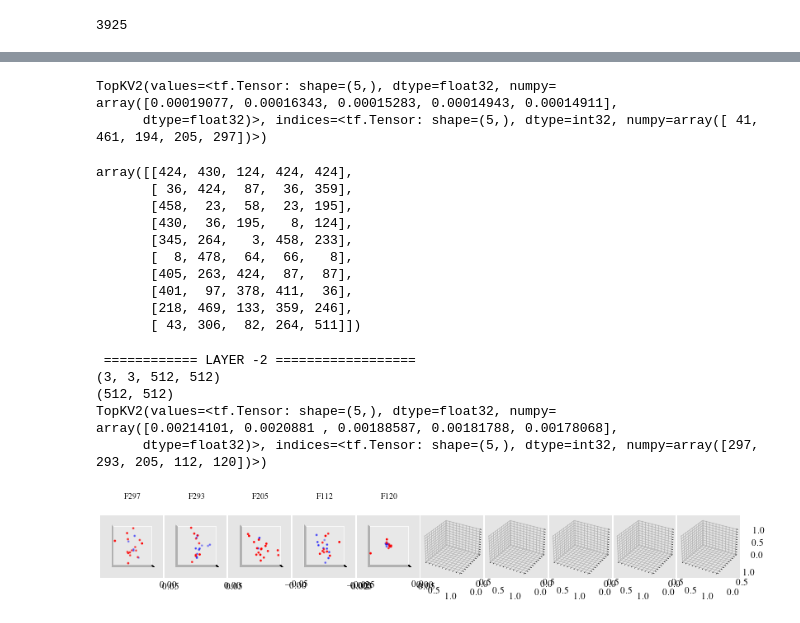
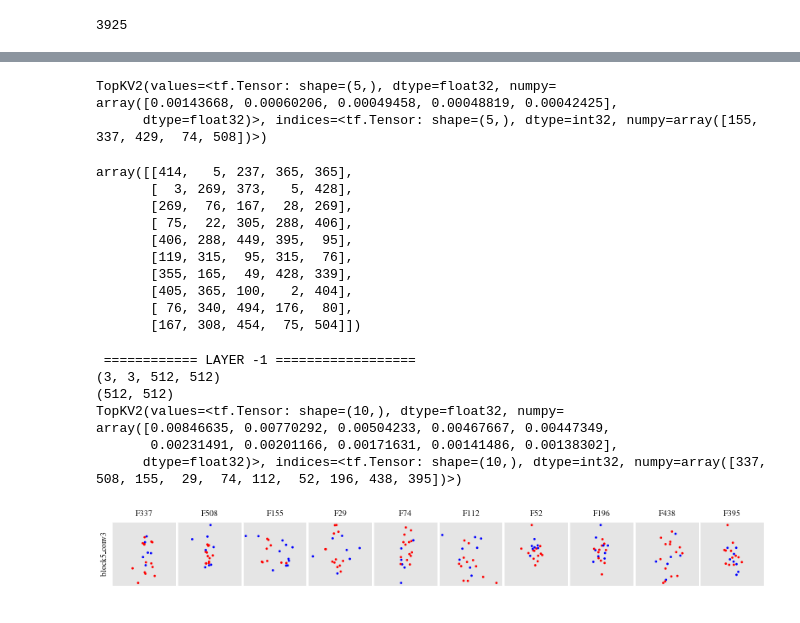
Before and after one commit to liamaltarac/CNN_Explorations, a Jupyter notebook: gradient_beta/sym_antsym_test.ipynb, the cells around one changed output, grey strips where cells are left out. Saved outputs shown, nothing was run; the diff lists cells and outputs as text; code cells hidden in the pictures.

```diff
--- a/gradient_beta/sym_antsym_test.ipynb
+++ b/gradient_beta/sym_antsym_test.ipynb
@@ -186,7 +186,7 @@ def get_img_array(img_path, size):
     array = np.expand_dims(array, axis=0)
     return array
 # %%
-l_num  = -2
+l_num  = -1
 # %%
 len(val_list)
 # %% [output]
@@ -194,7 +194,7 @@ len(val_list)
 # %%
 gc.collect()
 
-num = 9000
+num = 2501
 
 original_img = get_img_array(train_list[num], size=(224,224))
 img = keras.applications.vgg16.preprocess_input(original_img)
@@ -222,18 +222,18 @@ print(topFilters)
 tf.transpose(tf.math.top_k(tf.transpose(tf.reduce_mean(gw, axis=(0,1))), k=10).indices).numpy()[:, topFilters.indices.numpy()]
 # %% [output]
 TopKV2(values=<tf.Tensor: shape=(5,), dtype=float32, numpy=
-array([0.00019077, 0.00016343, 0.00015283, 0.00014943, 0.00014911],
-      dtype=float32)>, indices=<tf.Tensor: shape=(5,), dtype=int32, numpy=array([ 41, 461, 194, 205, 297])>)
+array([0.00143668, 0.00060206, 0.00049458, 0.00048819, 0.00042425],
+      dtype=float32)>, indices=<tf.Tensor: shape=(5,), dtype=int32, numpy=array([155, 337, 429,  74, 508])>)
-array([[424, 430, 124, 424, 424],
-       [ 36, 424,  87,  36, 359],
-       [458,  23,  58,  23, 195],
-       [430,  36, 195,   8, 124],
-       [345, 264,   3, 458, 233],
-       [  8, 478,  64,  66,   8],
-       [405, 263, 424,  87,  87],
-       [401,  97, 378, 411,  36],
-       [218, 469, 133, 359, 246],
-       [ 43, 306,  82, 264, 511]])
+array([[414,   5, 237, 365, 365],
+       [  3, 269, 373,   5, 428],
+       [269,  76, 167,  28, 269],
+       [ 75,  22, 305, 288, 406],
+       [406, 288, 449, 395,  95],
+       [119, 315,  95, 315,  76],
+       [355, 165,  49, 428, 339],
+       [405, 365, 100,   2, 404],
+       [ 76, 340, 494, 176,  80],
+       [167, 308, 454,  75, 504]])
 # %%
 
 #plt.style.use(['ggplot'])
@@ -256,10 +256,11 @@ fig.clf()
 #fig.tight_layout()
 gs1 = gridspec.GridSpec(1, 10)
 gs1.update(wspace=0.025, hspace=0.025) # set the spacing between axes.
-ax = [fig.add_subplot(ss, projection='3d') for ss in gs1]
+ax = [fig.add_subplot(ss) for ss in gs1]
 ax = np.reshape(ax, (1, 10))
 #fig, ax = plt.subplots(gs1 , sharex=False, sharey=False)
 
+#fig.subplots_adjust(top=1, bottom=0, left=0, right=1, wspace=0)
 
 
 #fig.set_tight_layout(True)
@@ -292,10 +293,9 @@ dc = np.sign(np.mean(filters, axis=(0,1)))
 print(dc.shape)
 #find lims :
 
-top10F = tf.math.top_k(tf.math.reduce_mean(g1, axis=(0,1,2)) * tf.math.reduce_mean(f1, axis=(0,1,2)) , k=5)
+top10F = tf.math.top_k(tf.math.reduce_mean(g1, axis=(0,1,2)) * tf.math.reduce_mean(f1, axis=(0,1,2)) , k=10)
 print(top10F)
-topW = tf.transpose(tf.math.top_k(tf.transpose(tf.reduce_mean(gw, axis=(0,1))) * tf.math.reduce_mean(tf.abs(filters), axis=(0,1,2)), k=20).indices).numpy()#[:, top10F.indices.numpy()]
-
+topW = tf.transpose(tf.math.top_k(tf.transpose(tf.reduce_mean(gw, axis=(0,1))*tf.math.reduce_sum(filters**2, axis=(0,1,2))), k=20).indices).numpy()#[:, top10F.indices.numpy()]
 
 
 for i,F in enumerate(top10F.indices.numpy()):  ##range(top10F.indices.numpy().shape[-1]):
@@ -311,7 +311,7 @@ for i,F in enumerate(top10F.indices.numpy()):  ##range(top10F.indices.numpy().sh
 	lim*= 1.1
 
 	cov = np.cov([x,y])
-	e_val, e_vec = np.linalg.eig(cov)
+	e_val, e_vec = np.linalg.eigh(cov)
 	e_vec = e_vec[:, np.argmax(e_val)]
 	e_val = np.max(e_val)
 	if np.sign(e_vec[0]) != np.sign(x[np.argmax(np.abs(x))]):
@@ -326,45 +326,57 @@ for i,F in enumerate(top10F.indices.numpy()):  ##range(top10F.indices.numpy().sh
 
 
 
 	color =  matplotlib.colors.Normalize(vmin=-1, vmax=1)(dc[topW[:,F], F])
 	#alpha =  matplotlib.colors.Normalize()(dy_dw_mag.numpy()[:, top10F[i]])
 	try:
 		#ax[0, i].scatter(x[color>0.5],y[color>0.5],z[color>0.5], c=(dc[color>0.5, i]+1)/2, cmap="bwr",s=2)
 		#ax[0, i].scatter(x.numpy()[bottomChannels],y.numpy()[bottomChannels],z.numpy()[bottomChannels],  c='blue', cmap="Blues",s=.1)
-		ax[0, i].scatter(x.numpy()[topW[:,F]],y.numpy()[topW[:,F]],z.numpy()[topW[:,F]], c=color,s=1, cmap="bwr", vmin=0, vmax=1)
+		ax[0, i].scatter(x.numpy()[topW[:,F]],y.numpy()[topW[:,F]], c=color,s=1, cmap="bwr", vmin=0, vmax=1)
 		#ax[0, F].scatter(x.numpy()[topChannels[155,:]],y.numpy()[topChannels[155,:]],z.numpy()[topChannels[155,:]], c='red',s=2)
 
 	except Exception as e:
 		print(e)
 		#ax[0, i].scatter()
 
-	ax[0, i].view_init(90,-90)
-	#ax[l_num, i].set_box_aspect((1,1,1))
-
-	ax[0, i].set_xticks([])
-	ax[0, i].set_yticks([])
-	#ax[0, i].set_zticks([])
+	#ax[0, i].view_init(90,-90)
+	ax[l_num, i].set_box_aspect(1)
 
 	#ax[l_num, i].set_aspect('equal')
 	ax[0, i].collections[0].set_rasterized(True)
 
 	#ax[l_num, i].arrow(0, 0, e_vec[0]/lim, e_vec[1]/lim, color="black", linestyle="--")
 	#ax[l_num, i].arrow(0, 0, e_vec[0]*e_val*5, e_vec[1]*e_val*5, color="black", linestyle="--")
 	'''ax[l_num, i].annotate("", xy=(e_vec[0]*e_val, e_vec[1]*e_val), xytext=(0, 0),
 				arrowprops=dict(arrowstyle="->",  color='black', lw=None))'''
-	ax[0, i].set_xlabel(f"F{F}", fontsize=7,)
-	ax[0, i].xaxis.set_label_position('top')
+
+
+	'''ax[0, i].xaxis.pane.set_visible(False)
+	ax[0, i].yaxis.pane.set_visible(False)
+	ax[0, i].zaxis.pane.set_visible(False)'''
 	#ax[l_num, i].set_title(f"{c:.2f}, {s:.2f}")
+
+	# Remove axis labels and ticks
+	ax[0, i].set_xticks([])
+	ax[0, i].set_yticks([])
+	#ax[0, i].set_zticks([])
+	#ax[0, i].axis('off')  # Optionally hide axis lines
+
+	#ax[0, i].set_xlabel(f"F{F}", fontsize=7,)
+	ax[0, i].set_title(f"F{F}",  fontsize=7)  # Adjust 'pad' for spacing
+	#ax[0, i].dist = 5
 for i in [l_num]:
 
 	ax[0, 0].set_ylabel(f"{conv_layers[i].name}", fontsize=7)
+#fig.tight_layout()
 
-#fig.subplots_adjust(left=None, bottom=None, right=0.005, top=0.005)
+#]fig.subplots_adjust(left=None, bottom=None, right=0.005, top=0.005)
+#fig.subplots_adjust(top=1, bottom=0, left=-1, right=1)
 # %% [output]
- ============ LAYER -2 ==================
+ ============ LAYER -1 ==================
 (3, 3, 512, 512)
 (512, 512)
-TopKV2(values=<tf.Tensor: shape=(5,), dtype=float32, numpy=
-array([0.00214101, 0.0020881 , 0.00188587, 0.00181788, 0.00178068],
-      dtype=float32)>, indices=<tf.Tensor: shape=(5,), dtype=int32, numpy=array([297, 293, 205, 112, 120])>)
+TopKV2(values=<tf.Tensor: shape=(10,), dtype=float32, numpy=
+array([0.00846635, 0.00770292, 0.00504233, 0.00467667, 0.00447349,
+       0.00231491, 0.00201166, 0.00171631, 0.00141486, 0.00138302],
+      dtype=float32)>, indices=<tf.Tensor: shape=(10,), dtype=int32, numpy=array([337, 508, 155,  29,  74, 112,  52, 196, 438, 395])>)
-[figure, old version]
+[figure, new version]
```
Also changed, not shown: parts of 15 cells of this notebook, 12 other files.
